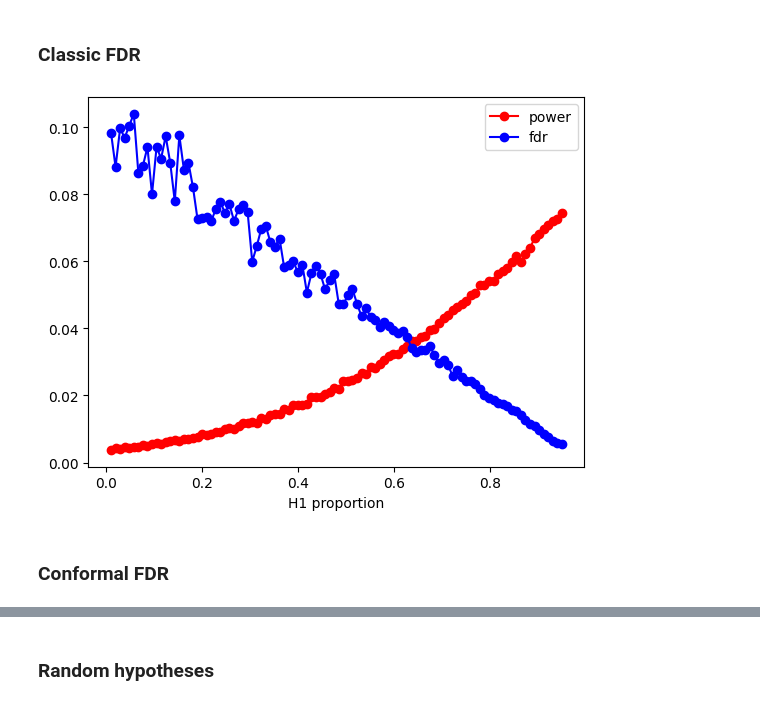
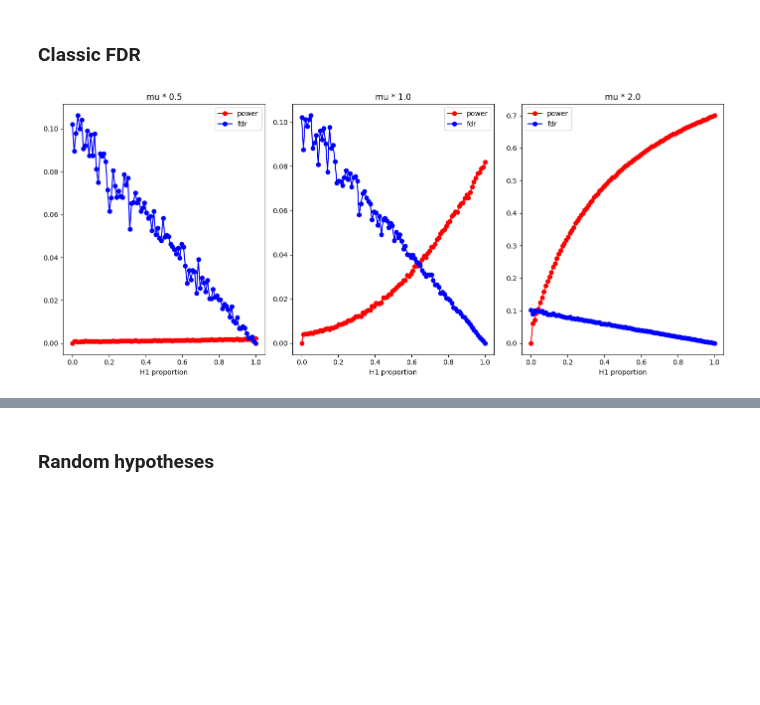
Before and after one commit to asfuna/conformal-bh-py, a Jupyter notebook: simulation/example.ipynb, the cells around one changed output, grey strips where cells are left out. Drawn from its saved outputs; the diff is of its cells as text; code cells hidden in the pictures; blank space fills up the shorter version.

```diff
--- a/simulation/example.ipynb
+++ b/simulation/example.ipynb
@@ -8,34 +7,39 @@ import matplotlib.pyplot as plt
 # %%
 from utils import benjamini_hochberg
 
-def simulate_simple(n=1000, h1_prop=0.5):
-    h = np.random.binomial(1, h1_prop, size=n)
+def simulate_simple(n=1000, h1_prop=0.5, scale=1.0):
+    h = np.random.binomial(1, h1_prop, size=n) * scale
     x = np.random.normal(h, 1, size=n)
-    p_values = scipy.stats.norm.cdf(-x)
+    p_values = 1 - scipy.stats.norm.cdf(x)
     rejected = benjamini_hochberg(p_values, q=0.1)
-    return h == 1, rejected
+    return h > 0, rejected
 
-def show_stats_for_simple(h1_props):
+def show_stats_for_simple(axis, scale=1.0):
+    h1_props = np.linspace(0, 1, 100)
     np.random.seed(42)
     result = {'power': [], 'fdr': []}
     for h1_prop in h1_props:
         power = []
         fdr = []
         for _ in range(1000):
-            alt_true, rejected = simulate_simple(h1_prop=h1_prop)
+            alt_true, rejected = simulate_simple(h1_prop=h1_prop, scale=scale)
             power.append((rejected & alt_true).sum() / max(1, alt_true.sum()))
             fdr.append((rejected & ~alt_true).sum() / max(1, rejected.sum()))
 
         result['power'].append(np.mean(power))
         result['fdr'].append(np.mean(fdr))
 
-    plt.plot(h1_props, result['power'], label='power', color='red', marker='o')
-    plt.plot(h1_props, result['fdr'], label='fdr', color='blue', marker='o')
-    plt.xlabel('H1 proportion')
-    plt.legend(loc='best')
+    axis.plot(h1_props, result['power'], label='power', color='red', marker='o')
+    axis.plot(h1_props, result['fdr'], label='fdr', color='blue', marker='o')
+    axis.set_xlabel('H1 proportion')
+    axis.title.set_text(f'mu * {scale}')
+    axis.legend(loc='best')
 
-show_stats_for_simple(np.linspace(0.01, 0.95, 100))
+_, axes = plt.subplots(nrows=1, ncols=3, figsize=(14, 6))
+show_stats_for_simple(axis=axes[0], scale=0.5)
+show_stats_for_simple(axis=axes[1], scale=1.0)
+show_stats_for_simple(axis=axes[2], scale=2.0)
+plt.tight_layout()
+plt.show()
 # %% [output]
-[figure, old version]
+[figure, new version]
-# %% [markdown]
-### Conformal FDR
```
Also changed, not shown: parts of 6 cells of this notebook.
